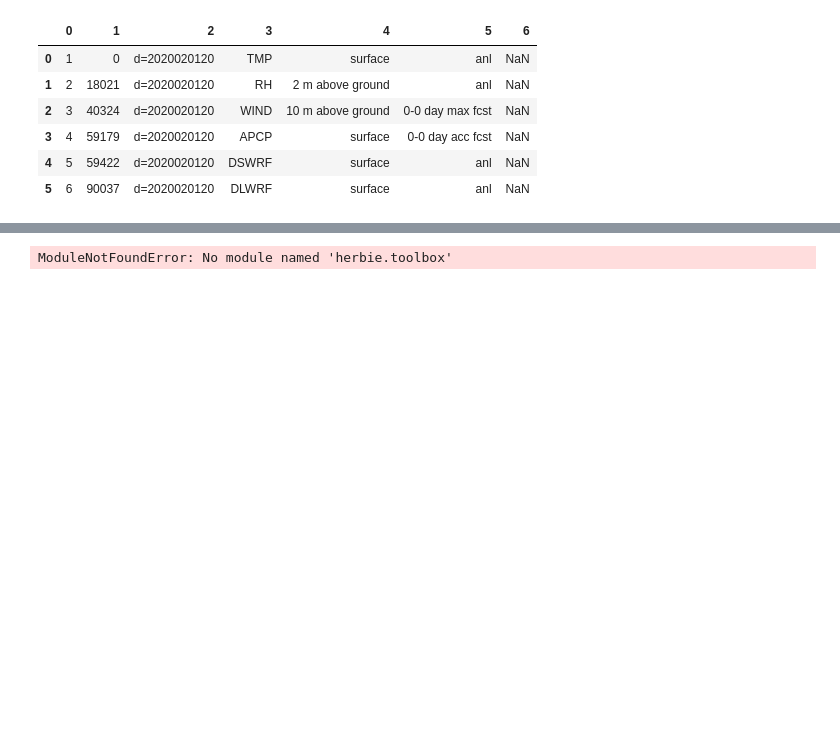
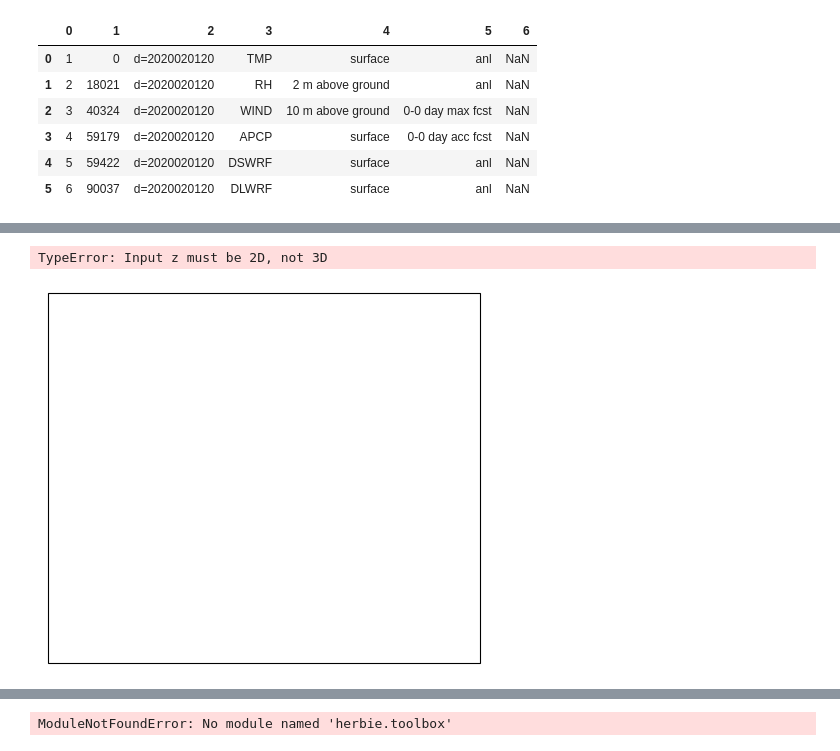
Before and after one commit to jakes44/skagit-met, a Jupyter notebook: hrrr_model_downloader_notebook.ipynb, the cells around one changed output, grey strips where cells are left out. Drawn from its saved outputs; the diff is of its cells as text; code cells hidden in the pictures; blank space fills up the shorter version.

```diff
--- a/hrrr_model_downloader_notebook.ipynb
+++ b/hrrr_model_downloader_notebook.ipynb
@@ -313,0 +382,12 @@ Ignoring index file '/Users/jesse/data/hrrr/20200201/skagit-basin_subset_21ef3e5
+# %%
+import cartopy.crs as ccrs
+import matplotlib.pyplot as plt
+
+temperature = xz['t']
+ax = plt.axes(projection=ccrs.Mercator())
+ax.contourf(xz["longitude"], xz["latitude"], temperature, transform=ccrs.PlateCarree())
+ax.coastlines()
+plt.show()
+# %% [output]
+TypeError: Input z must be 2D, not 3D
+[figure, added]
```
Also changed, not shown: parts of 9 cells of this notebook, 2 other files.
